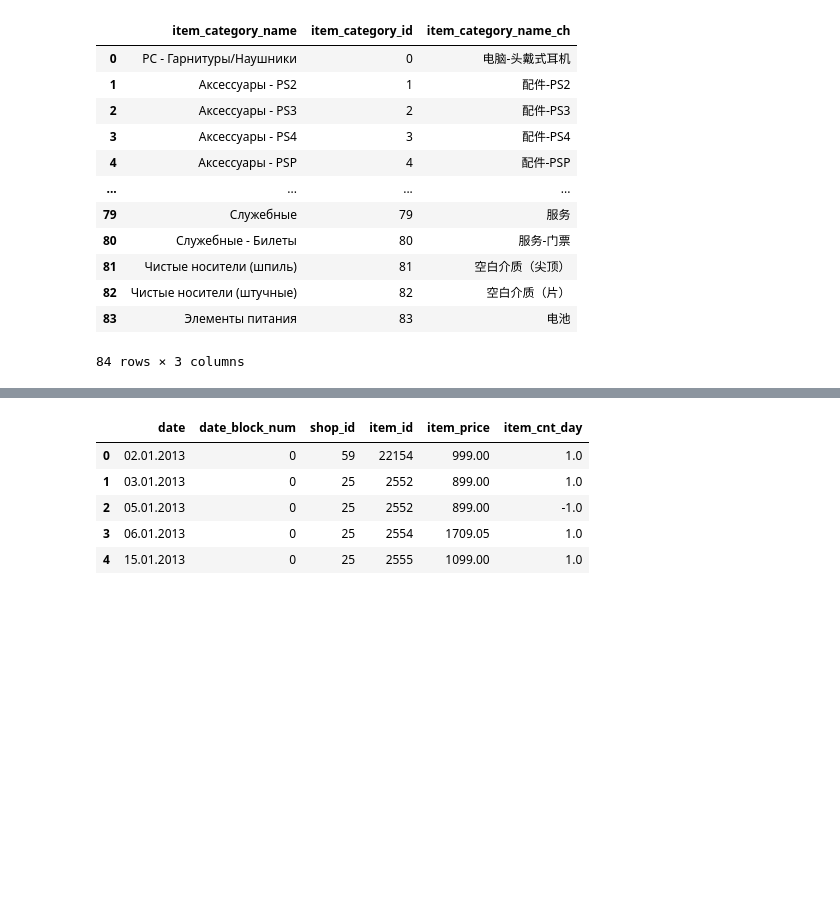
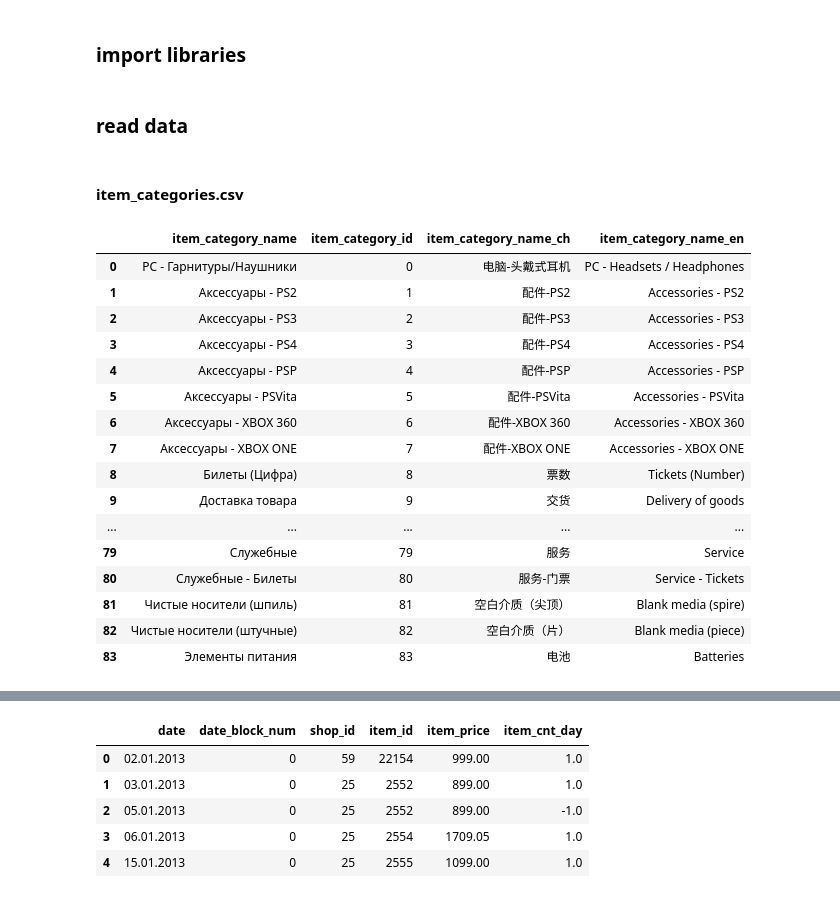
Before and after one commit to anqi-guo/kaggle_predict_future_sales, a Jupyter notebook: 未命名.ipynb, the cells around one changed output, grey strips where cells are left out. Saved outputs shown, nothing was run; the diff lists cells and outputs as text; code cells hidden in the pictures; blank space fills up the shorter version.

```diff
--- a/未命名.ipynb
+++ b/未命名.ipynb
@@ -1,22 +1,37 @@
+# %% [markdown]
+### import libraries
 # %%
 import pandas as pd
 import numpy as np
 from deep_translator import GoogleTranslator
+import pandas_profiling as pp
+
+pd.set_option('display.max_rows', None)
+# %% [markdown]
+### read data
+# %% [markdown]
+#### item_categories.csv
 # %%
 item_cat = pd.read_csv('item_categories.csv')
 item_cat['item_category_name_ch'] = item_cat['item_category_name'].apply(lambda x: GoogleTranslator(source='auto', target='zh').translate(x))
+item_cat['item_category_name_en'] = item_cat['item_category_name'].apply(lambda x: GoogleTranslator(source='auto', target='en').translate(x))
+
 item_cat
 # %% [output]
-|  | item_category_name | item_category_id | item_category_name_ch |
-| 0 | PC - Гарнитуры/Наушники | 0 | 电脑-头戴式耳机 |
-| 1 | Аксессуары - PS2 | 1 | 配件-PS2 |
-| 2 | Аксессуары - PS3 | 2 | 配件-PS3 |
-| 3 | Аксессуары - PS4 | 3 | 配件-PS4 |
-| 4 | Аксессуары - PSP | 4 | 配件-PSP |
-| ... | ... | ... | ... |
-| 79 | Служебные | 79 | 服务 |
-| 80 | Служебные - Билеты | 80 | 服务-门票 |
-| 81 | Чистые носители (шпиль) | 81 | 空白介质（尖顶） |
-| 82 | Чистые носители (штучные) | 82 | 空白介质（片） |
-| 83 | Элементы питания | 83 | 电池 |
+|  | item_category_name | item_category_id | item_category_name_ch | item_category_name_en |
+| 0 | PC - Гарнитуры/Наушники | 0 | 电脑-头戴式耳机 | PC - Headsets / Headphones |
+| 1 | Аксессуары - PS2 | 1 | 配件-PS2 | Accessories - PS2 |
+| 2 | Аксессуары - PS3 | 2 | 配件-PS3 | Accessories - PS3 |
+| 3 | Аксессуары - PS4 | 3 | 配件-PS4 | Accessories - PS4 |
+| 4 | Аксессуары - PSP | 4 | 配件-PSP | Accessories - PSP |
+| 5 | Аксессуары - PSVita | 5 | 配件-PSVita | Accessories - PSVita |
+| 6 | Аксессуары - XBOX 360 | 6 | 配件-XBOX 360 | Accessories - XBOX 360 |
+| 7 | Аксессуары - XBOX ONE | 7 | 配件-XBOX ONE | Accessories - XBOX ONE |
+| 8 | Билеты (Цифра) | 8 | 票数 | Tickets (Number) |
+| 9 | Доставка товара | 9 | 交货 | Delivery of goods |
+| ... | ... | ... | ... | ... |
+| 79 | Служебные | 79 | 服务 | Service |
+| 80 | Служебные - Билеты | 80 | 服务-门票 | Service - Tickets |
+| 81 | Чистые носители (шпиль) | 81 | 空白介质（尖顶） | Blank media (spire) |
+| 82 | Чистые носители (штучные) | 82 | 空白介质（片） | Blank media (piece) |
+| 83 | Элементы питания | 83 | 电池 | Batteries |
-84 rows × 3 columns
```
Also changed, not shown: parts of 16 cells of this notebook.
